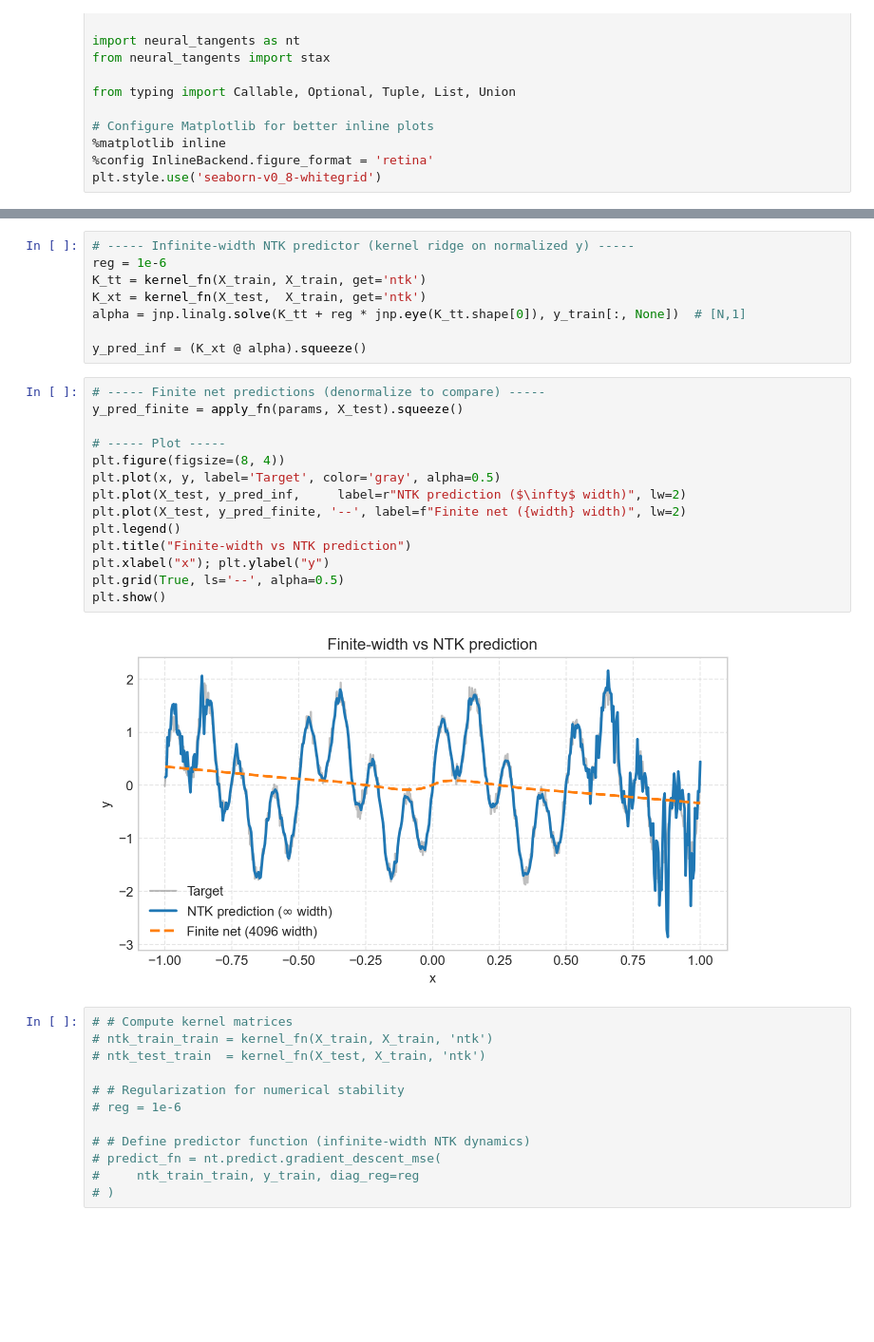
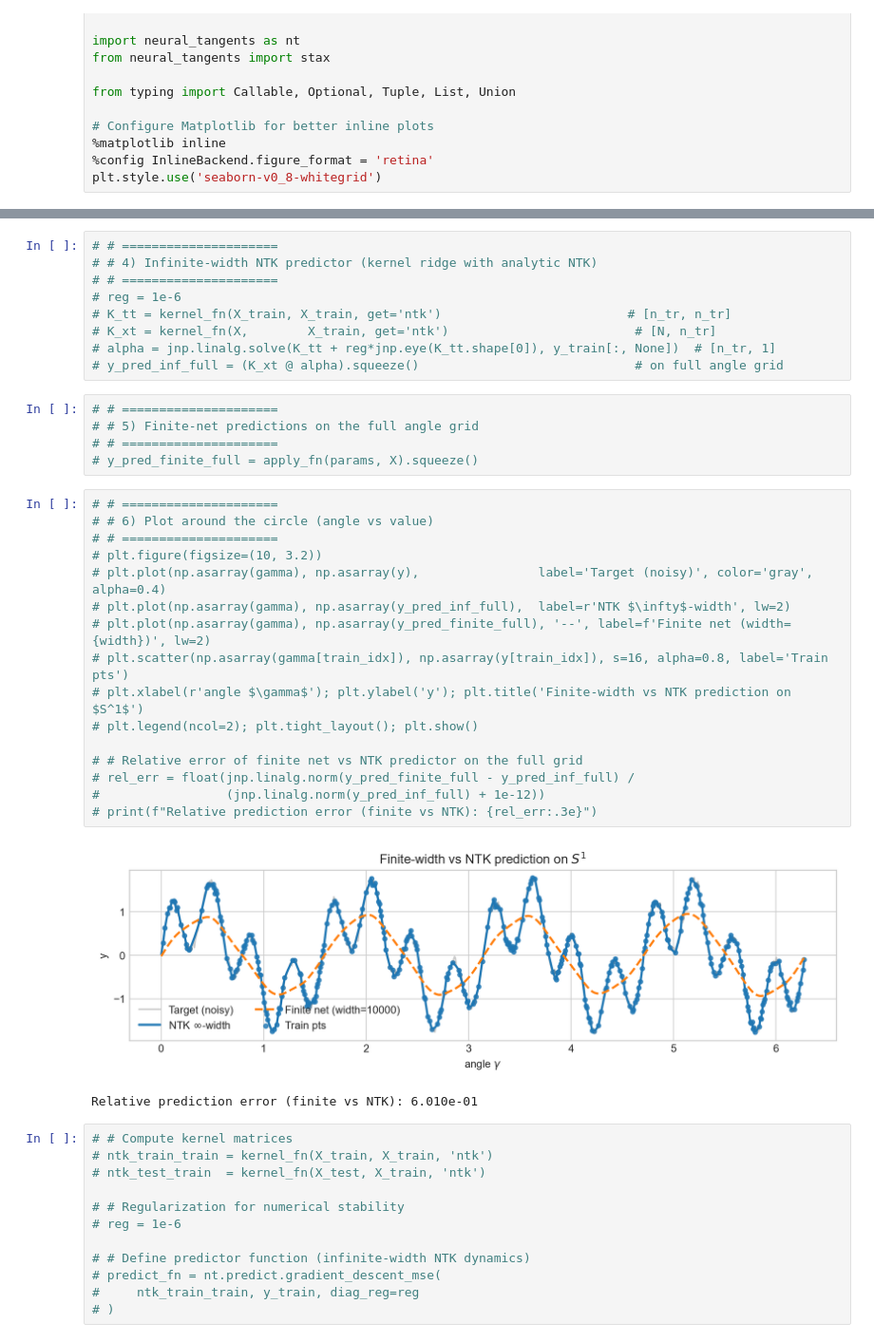
Before and after one commit to obi-wan-shinobi/msc-thesis, a Jupyter notebook: code/notebooks/ntk-experiment.ipynb, the cells around one changed output, grey strips where cells are left out. Shown: that part at 95% size. Drawn from its saved outputs; the diff is of its cells as text; blank space fills up the shorter version.

```diff
--- a/code/notebooks/ntk-experiment.ipynb
+++ b/code/notebooks/ntk-experiment.ipynb
@@ -112,27 +377,36 @@ Step 50000 | Train MSE(n)=7.6709e-01 | Test MSE(n)=7.6254e-01
 # %%
-# ----- Infinite-width NTK predictor (kernel ridge on normalized y) -----
-reg = 1e-6
-K_tt = kernel_fn(X_train, X_train, get='ntk')
-K_xt = kernel_fn(X_test,  X_train, get='ntk')
-alpha = jnp.linalg.solve(K_tt + reg * jnp.eye(K_tt.shape[0]), y_train[:, None])  # [N,1]
-
-y_pred_inf = (K_xt @ alpha).squeeze()
+# # =====================
+# # 4) Infinite-width NTK predictor (kernel ridge with analytic NTK)
+# # =====================
+# reg = 1e-6
+# K_tt = kernel_fn(X_train, X_train, get='ntk')                         # [n_tr, n_tr]
+# K_xt = kernel_fn(X,        X_train, get='ntk')                         # [N, n_tr]
+# alpha = jnp.linalg.solve(K_tt + reg*jnp.eye(K_tt.shape[0]), y_train[:, None])  # [n_tr, 1]
+# y_pred_inf_full = (K_xt @ alpha).squeeze()                             # on full angle grid
+# %%
+# # =====================
+# # 5) Finite-net predictions on the full angle grid
+# # =====================
+# y_pred_finite_full = apply_fn(params, X).squeeze()
 # %%
-# ----- Finite net predictions (denormalize to compare) -----
-y_pred_finite = apply_fn(params, X_test).squeeze()
+# # =====================
+# # 6) Plot around the circle (angle vs value)
+# # =====================
+# plt.figure(figsize=(10, 3.2))
+# plt.plot(np.asarray(gamma), np.asarray(y),                label='Target (noisy)', color='gray', alpha=0.4)
+# plt.plot(np.asarray(gamma), np.asarray(y_pred_inf_full),  label=r'NTK $\infty$-width', lw=2)
+# plt.plot(np.asarray(gamma), np.asarray(y_pred_finite_full), '--', label=f'Finite net (width={width})', lw=2)
+# plt.scatter(np.asarray(gamma[train_idx]), np.asarray(y[train_idx]), s=16, alpha=0.8, label='Train pts')
+# plt.xlabel(r'angle $\gamma$'); plt.ylabel('y'); plt.title('Finite-width vs NTK prediction on $S^1$')
+# plt.legend(ncol=2); plt.tight_layout(); plt.show()
 
-# ----- Plot -----
-plt.figure(figsize=(8, 4))
-plt.plot(x, y, label='Target', color='gray', alpha=0.5)
-plt.plot(X_test, y_pred_inf,     label=r"NTK prediction ($\infty$ width)", lw=2)
-plt.plot(X_test, y_pred_finite, '--', label=f"Finite net ({width} width)", lw=2)
-plt.legend()
-plt.title("Finite-width vs NTK prediction")
-plt.xlabel("x"); plt.ylabel("y")
-plt.grid(True, ls='--', alpha=0.5)
-plt.show()
+# # Relative error of finite net vs NTK predictor on the full grid
+# rel_err = float(jnp.linalg.norm(y_pred_finite_full - y_pred_inf_full) /
+#                 (jnp.linalg.norm(y_pred_inf_full) + 1e-12))
+# print(f"Relative prediction error (finite vs NTK): {rel_err:.3e}")
 # %% [output]
-[figure, old version]
+[figure, new version]
+Relative prediction error (finite vs NTK): 6.010e-01
 # %%
 # # Compute kernel matrices
 # ntk_train_train = kernel_fn(X_train, X_train, 'ntk')
```
Also changed, not shown: parts of 11 cells of this notebook.
